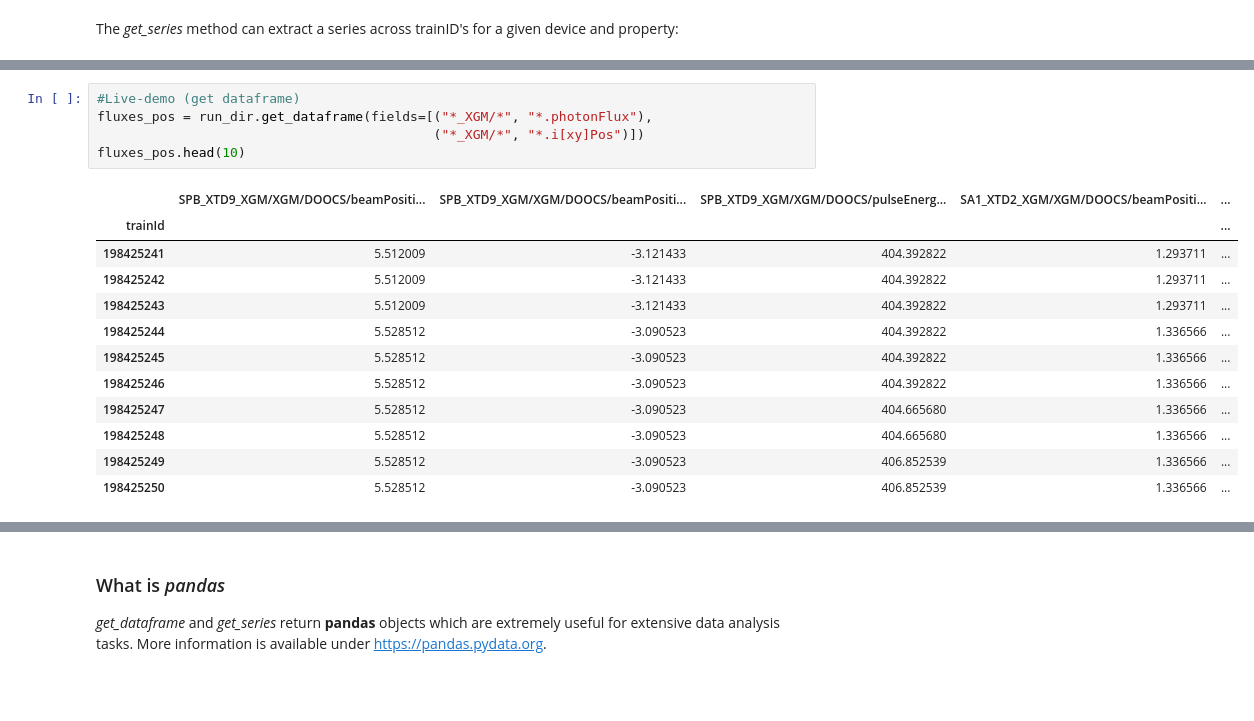
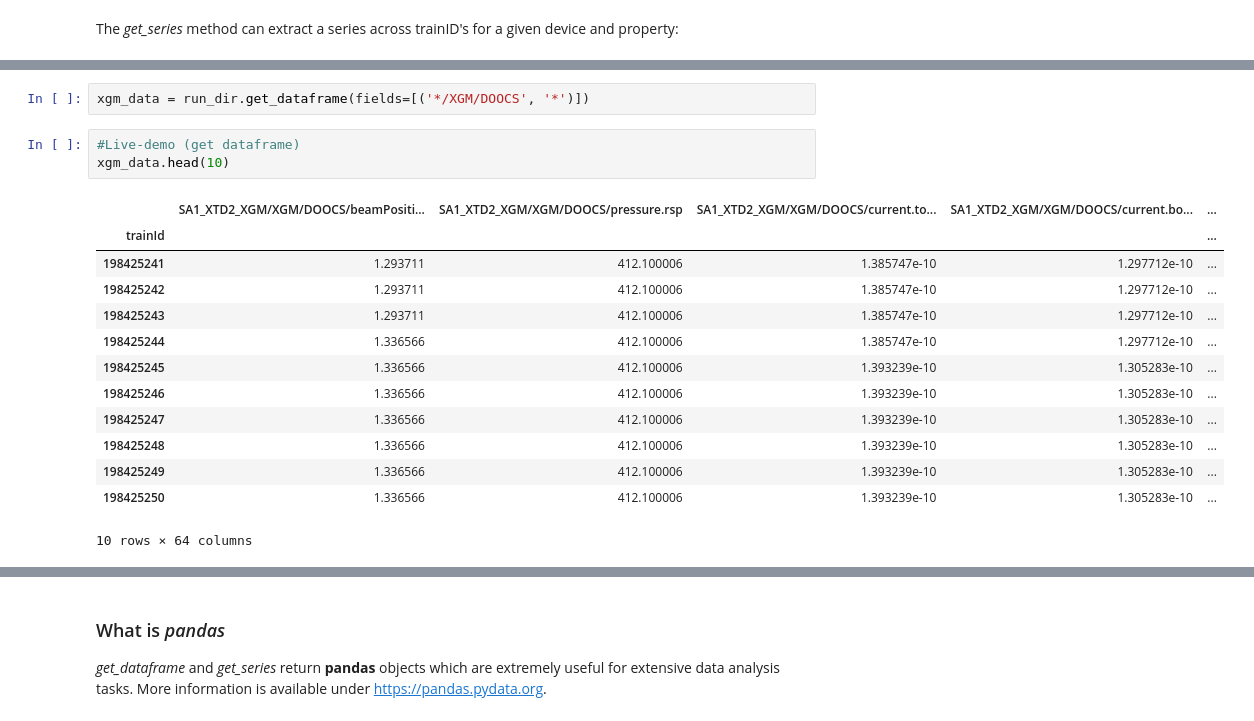
Before and after one commit to antarcticrainforest/antarcticrainforest.github.io, a Jupyter notebook: src/karabo_data-talk/KaraboData_Talk.ipynb, the cells around one changed output, grey strips where cells are left out. Saved outputs shown, nothing was run; the diff lists cells and outputs as text; blank space fills up the shorter version.

Commit message:
Upade karabo-data talk

```diff
--- a/src/karabo_data-talk/KaraboData_Talk.ipynb
+++ b/src/karabo_data-talk/KaraboData_Talk.ipynb
@@ -263,18 +170,19 @@ _ = ph_flux.plot()
+# %%
+xgm_data = run_dir.get_dataframe(fields=[('*/XGM/DOOCS', '*')])
 # %%
 #Live-demo (get dataframe)
-fluxes_pos = run_dir.get_dataframe(fields=[("*_XGM/*", "*.photonFlux"),
-                                           ("*_XGM/*", "*.i[xy]Pos")])
-fluxes_pos.head(10)
+xgm_data.head(10)
 # %% [output]
-|  | SPB_XTD9_XGM/XGM/DOOCS/beamPositi... | SPB_XTD9_XGM/XGM/DOOCS/beamPositi... | SPB_XTD9_XGM/XGM/DOOCS/pulseEnerg... | SA1_XTD2_XGM/XGM/DOOCS/beamPositi... | ... |
+|  | SA1_XTD2_XGM/XGM/DOOCS/beamPositi... | SA1_XTD2_XGM/XGM/DOOCS/pressure.rsp | SA1_XTD2_XGM/XGM/DOOCS/current.to... | SA1_XTD2_XGM/XGM/DOOCS/current.bo... | ... |
 | trainId |  |  |  |  | ... |
-| 198425241 | 5.512009 | -3.121433 | 404.392822 | 1.293711 | ... |
-| 198425242 | 5.512009 | -3.121433 | 404.392822 | 1.293711 | ... |
-| 198425243 | 5.512009 | -3.121433 | 404.392822 | 1.293711 | ... |
-| 198425244 | 5.528512 | -3.090523 | 404.392822 | 1.336566 | ... |
-| 198425245 | 5.528512 | -3.090523 | 404.392822 | 1.336566 | ... |
-| 198425246 | 5.528512 | -3.090523 | 404.392822 | 1.336566 | ... |
-| 198425247 | 5.528512 | -3.090523 | 404.665680 | 1.336566 | ... |
-| 198425248 | 5.528512 | -3.090523 | 404.665680 | 1.336566 | ... |
-| 198425249 | 5.528512 | -3.090523 | 406.852539 | 1.336566 | ... |
-| 198425250 | 5.528512 | -3.090523 | 406.852539 | 1.336566 | ... |
+| 198425241 | 1.293711 | 412.100006 | 1.385747e-10 | 1.297712e-10 | ... |
+| 198425242 | 1.293711 | 412.100006 | 1.385747e-10 | 1.297712e-10 | ... |
+| 198425243 | 1.293711 | 412.100006 | 1.385747e-10 | 1.297712e-10 | ... |
+| 198425244 | 1.336566 | 412.100006 | 1.385747e-10 | 1.297712e-10 | ... |
+| 198425245 | 1.336566 | 412.100006 | 1.393239e-10 | 1.305283e-10 | ... |
+| 198425246 | 1.336566 | 412.100006 | 1.393239e-10 | 1.305283e-10 | ... |
+| 198425247 | 1.336566 | 412.100006 | 1.393239e-10 | 1.305283e-10 | ... |
+| 198425248 | 1.336566 | 412.100006 | 1.393239e-10 | 1.305283e-10 | ... |
+| 198425249 | 1.336566 | 412.100006 | 1.393239e-10 | 1.305283e-10 | ... |
+| 198425250 | 1.336566 | 412.100006 | 1.393239e-10 | 1.305283e-10 | ... |
+10 rows × 64 columns
```
Also changed, not shown: parts of 45 cells of this notebook, 8 other files.
